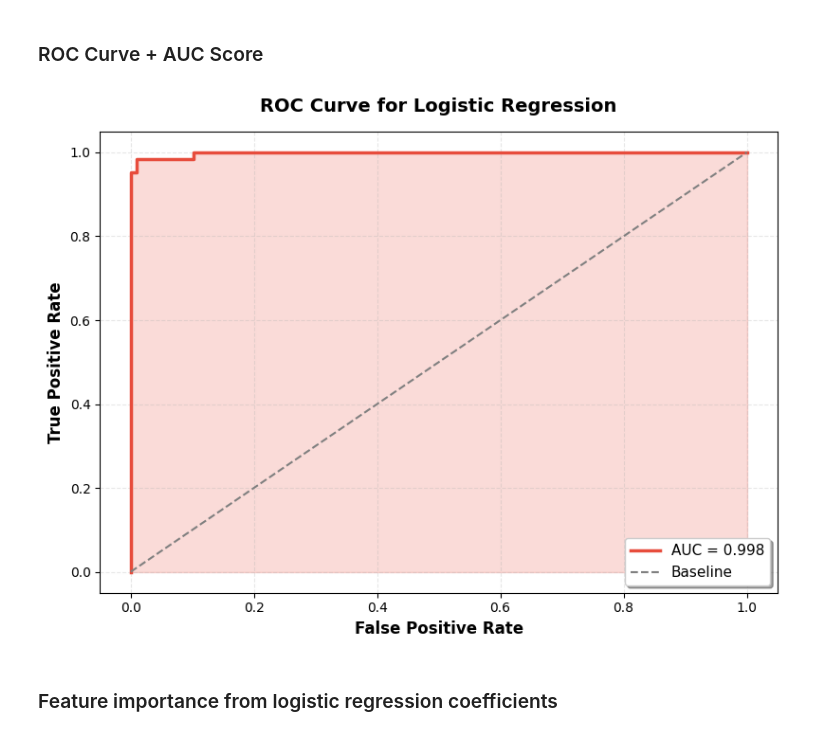
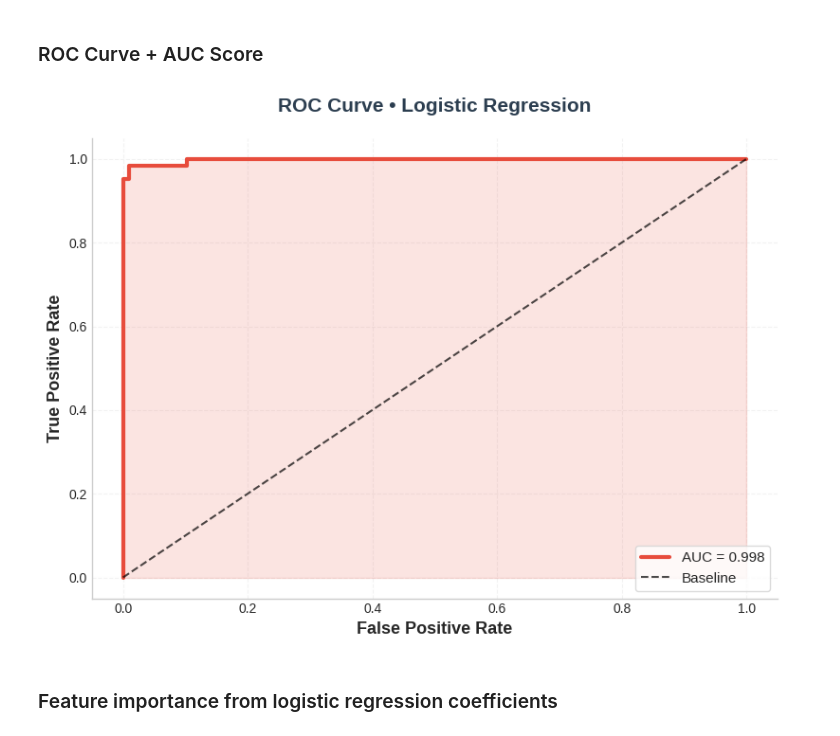
Before and after one commit to chaitu426/Insurance_Cost_Prediction-Linear_Regression, a Jupyter notebook: logistic_regration/cancer_prediction.ipynb, the cells around one changed output. Saved outputs shown, nothing was run; the diff lists cells and outputs as text; code cells hidden in the pictures.

```diff
--- a/logistic_regration/cancer_prediction.ipynb
+++ b/logistic_regration/cancer_prediction.ipynb
@@ -282,36 +282,72 @@ Model and Scaler saved successfully!
 # %% [markdown]
 ### ROC Curve + AUC Score
 # %%
+import matplotlib.pyplot as plt
 from sklearn.metrics import roc_curve, roc_auc_score
 
-# Get ROC values
+# ROC values
 y_probs = log_reg.predict_proba(X_test)[:, 1]  # Probability for class = 1
 fpr, tpr, thresholds = roc_curve(Y_test, y_probs)
 auc_score = roc_auc_score(Y_test, y_probs)
 
-# Plot ROC curve
+# Style setup
+plt.style.use("seaborn-v0_8-whitegrid")  # modern minimal grid
+
+# Create figure
 plt.figure(figsize=(8, 6))
 
-# Main ROC curve
-plt.plot(fpr, tpr, color="#e74c3c", linewidth=2.5, label=f"AUC = {auc_score:.3f}")
+# Plot ROC curve
+plt.plot(
+    fpr, tpr,
+    color="#e74c3c",
+    linewidth=3,
+    label=f"AUC = {auc_score:.3f}"
+)
 
-# Fill the area under curve
-plt.fill_between(fpr, tpr, alpha=0.2, color="#e74c3c")
+# Fill under curve with transparency
+plt.fill_between(fpr, tpr, alpha=0.15, color="#e74c3c")
 
-# Baseline (random classifier)
-plt.plot([0, 1], [0, 1], linestyle="--", color="grey", linewidth=1.5, label="Baseline")
+# Baseline (random guess)
+plt.plot(
+    [0, 1], [0, 1],
+    linestyle="--",
+    color="black",
+    linewidth=1.5,
+    alpha=0.7,
+    label="Baseline"
+)
 
 # Customization
-plt.xlabel("False Positive Rate", fontsize=12, fontweight="bold")
-plt.ylabel("True Positive Rate", fontsize=12, fontweight="bold")
-plt.title("ROC Curve for Logistic Regression", fontsize=14, fontweight="bold", pad=15)
+plt.xlabel("False Positive Rate", fontsize=13, fontweight="semibold")
+plt.ylabel("True Positive Rate", fontsize=13, fontweight="semibold")
+plt.title(
+    "ROC Curve • Logistic Regression",
+    fontsize=15,
+    fontweight="bold",
+    pad=20,
+    color="#2c3e50"
+)
 
-plt.legend(loc="lower right", fontsize=11, frameon=True, shadow=True, fancybox=True)
-plt.grid(alpha=0.3, linestyle="--")
+# Legend styling
+plt.legend(
+    loc="lower right",
+    fontsize=11,
+    frameon=True,
+    facecolor="white",
+    edgecolor="lightgrey",
+    shadow=False,
+    fancybox=True
+)
+
+# Grid & borders
+plt.grid(alpha=0.25, linestyle="--")
+plt.gca().spines["top"].set_visible(False)
+plt.gca().spines["right"].set_visible(False)
+
 plt.tight_layout()
 plt.show()
 # %% [output]
-[figure, old version]
+[figure, new version]
 # %% [markdown]
 ### Feature importance from logistic regression coefficients
 # %%
```
Also changed, not shown: parts of 3 cells of this notebook.
